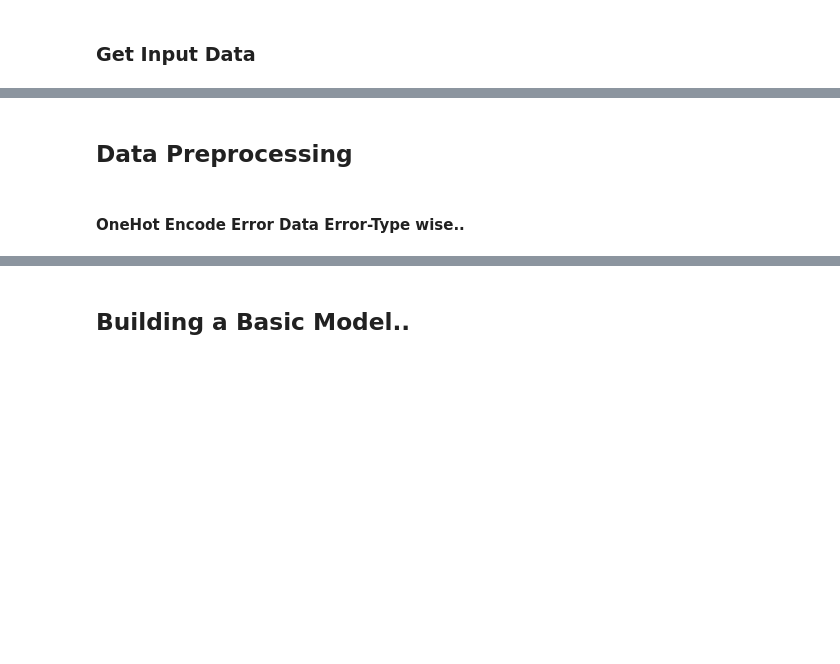
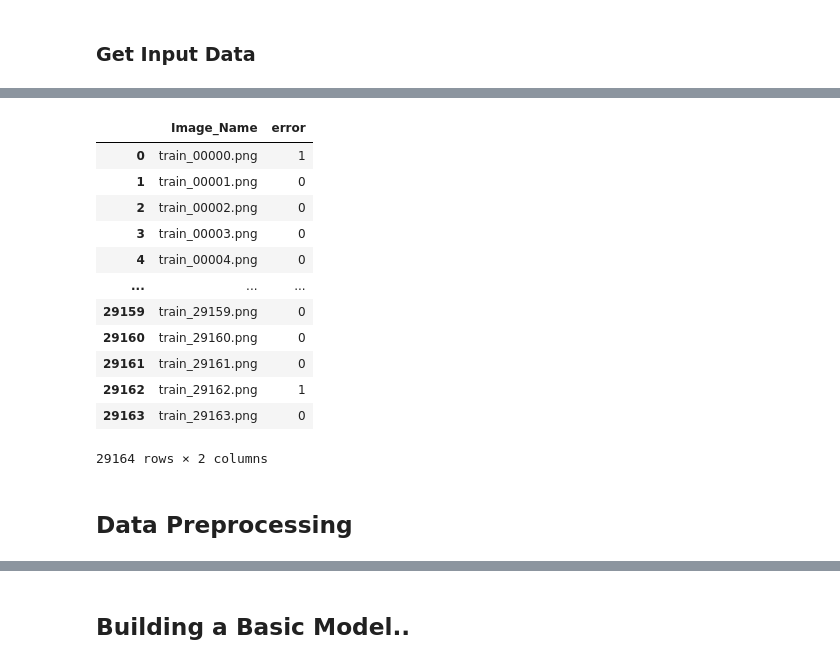
Before and after one commit to JMeghana/Intelligent-Quality-Inspection-of-Lane-Rendering-Data-using-Resnet50V2, a Jupyter notebook: Huawei-Hackathon-Research.ipynb, the cells around one changed output, grey strips where cells are left out. Cells and saved outputs as stored; diff of their text form; code cells hidden in the pictures; blank space fills up the shorter version.

```diff
--- a/Huawei-Hackathon-Research.ipynb
+++ b/Huawei-Hackathon-Research.ipynb
@@ -46,4 +38,28 @@ Name: 1, dtype: int64
+# %%
+# Combine columns 1,2,3,4 and make it into error (0 or 1)
+
+df_labels.columns = ['Image_Name',1,2,3,4]
+
+df_labels['error'] = df_labels.loc[:,[1,2,3,4]].sum(axis=1)
+
+df_labels['error'] = df_labels['error'].clip(lower=0, upper=1)
+
+df_labels = df_labels.drop(columns=[1,2,3,4])
+
+df_labels
+# %% [output]
+|  | Image_Name | error |
+| 0 | train_00000.png | 1 |
+| 1 | train_00001.png | 0 |
+| 2 | train_00002.png | 0 |
+| 3 | train_00003.png | 0 |
+| 4 | train_00004.png | 0 |
+| ... | ... | ... |
+| 29159 | train_29159.png | 0 |
+| 29160 | train_29160.png | 0 |
+| 29161 | train_29161.png | 0 |
+| 29162 | train_29162.png | 1 |
+| 29163 | train_29163.png | 0 |
+29164 rows × 2 columns
 # %% [markdown]
 ## Data Preprocessing
-# %% [markdown]
-#### OneHot Encode Error Data Error-Type wise..
```
Also changed, not shown: parts of 48 cells of this notebook, 25 other files.
